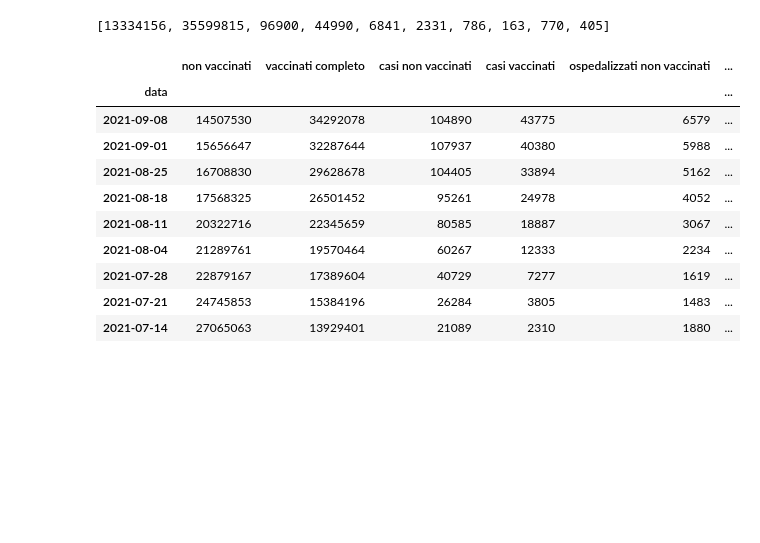
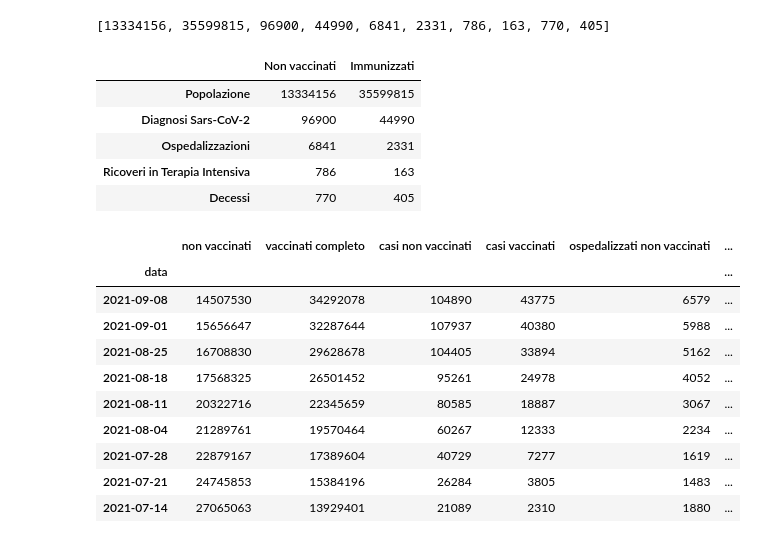
Before and after one commit to apalladi/covid_vaccini_monitoraggio, a Jupyter notebook: dati/dati_selezione.ipynb, the cells around one changed output. Saved outputs shown, nothing was run; the diff lists cells and outputs as text; code cells hidden in the pictures; blank space fills up the shorter version.

```diff
--- a/dati/dati_selezione.ipynb
+++ b/dati/dati_selezione.ipynb
@@ -77,6 +86,21 @@ results = [df[col][i:i+step_].sum() for i in np.arange(0, len(df)-step_+1, step_
 results
 # %% [output]
 [13334156, 35599815, 96900, 44990, 6841, 2331, 786, 163, 770, 405]
+# %%
+# Create results_df to merge results
+no_vax = pd.Series(results[::2])
+yes_vax = pd.Series(results[1::2])
+results_df = pd.concat([no_vax, yes_vax], axis=1)
+results_df.columns = ['Non vaccinati', 'Immunizzati']
+results_df.index = ['Popolazione', 'Diagnosi Sars-CoV-2', 'Ospedalizzazioni', 'Ricoveri in Terapia Intensiva', 'Decessi']
+results_df
+# %% [output]
+|  | Non vaccinati | Immunizzati |
+| Popolazione | 13334156 | 35599815 |
+| Diagnosi Sars-CoV-2 | 96900 | 44990 |
+| Ospedalizzazioni | 6841 | 2331 |
+| Ricoveri in Terapia Intensiva | 786 | 163 |
+| Decessi | 770 | 405 |
 # %%
 # read the original general data csv from apalladi's repo
 # https://github.com/apalladi/covid_vaccini_monitoraggio/tree/main/dati
```
Also changed, not shown: parts of 9 cells of this notebook.
